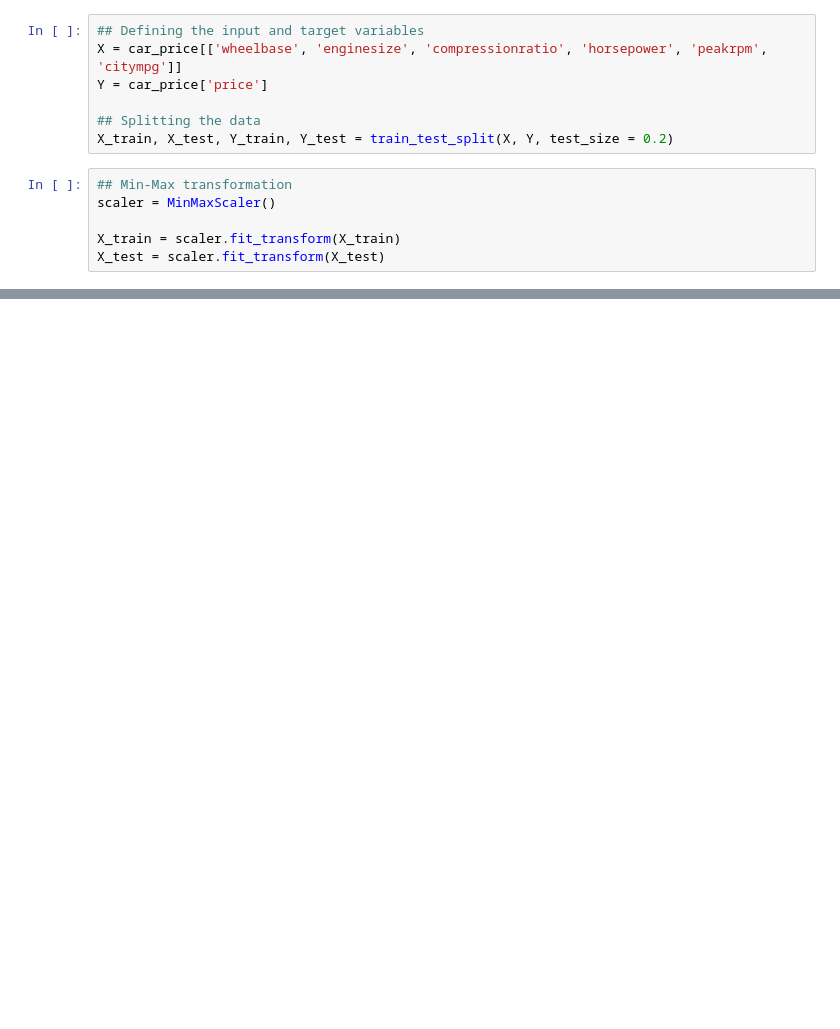
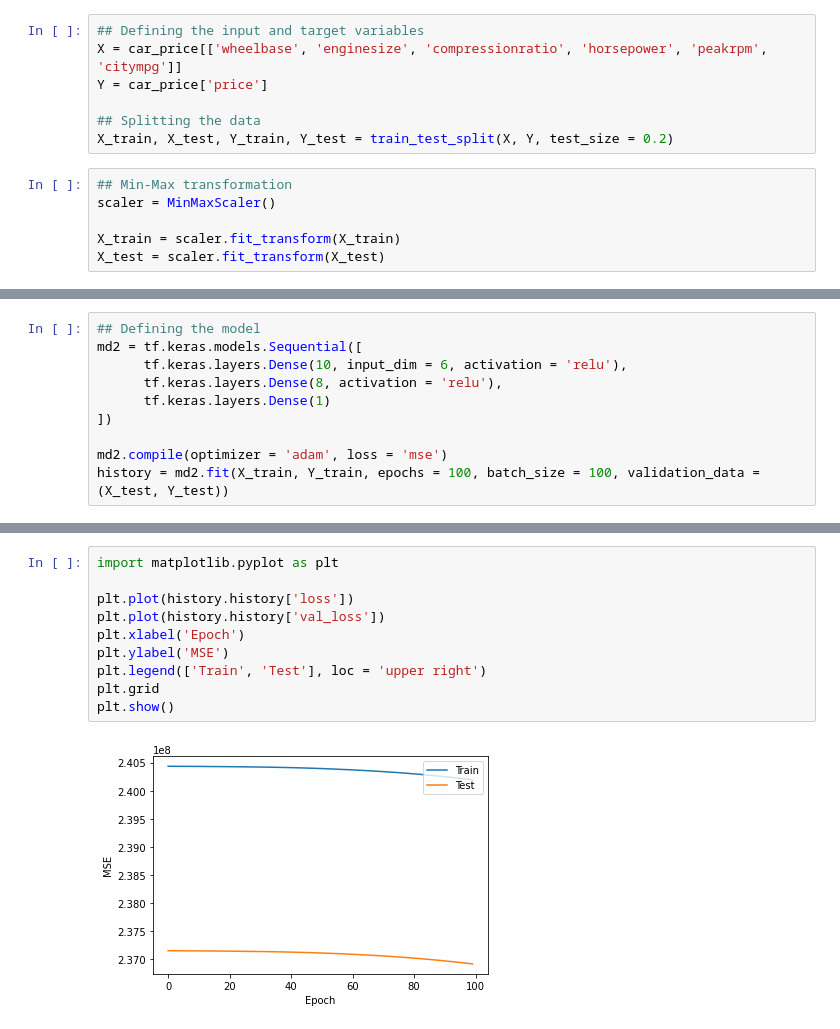
Before and after one commit to Babinmck/DATA445, a Jupyter notebook: In-Class assignments/In_class_11.ipynb, the cells around one changed output, grey strips where cells are left out. Drawn from its saved outputs; the diff is of its cells as text; blank space fills up the shorter version.

```diff
--- a/In-Class assignments/In_class_11.ipynb
+++ b/In-Class assignments/In_class_11.ipynb
@@ -78,0 +90,10 @@ md1.evaluate(X_test, Y_test)
+# %%
+## Defining the model
+md2 = tf.keras.models.Sequential([
+      tf.keras.layers.Dense(10, input_dim = 6, activation = 'relu'),
+      tf.keras.layers.Dense(8, activation = 'relu'),
+      tf.keras.layers.Dense(1)
+])
+
+md2.compile(optimizer = 'adam', loss = 'mse')
+history = md2.fit(X_train, Y_train, epochs = 100, batch_size = 100, validation_data = (X_test, Y_test))
@@ -78,0 +118,12 @@ md1.evaluate(X_test, Y_test)
+# %%
+import matplotlib.pyplot as plt
+
+plt.plot(history.history['loss'])
+plt.plot(history.history['val_loss'])
+plt.xlabel('Epoch')
+plt.ylabel('MSE')
+plt.legend(['Train', 'Test'], loc = 'upper right')
+plt.grid
+plt.show()
+# %% [output]
+[figure, added]
```
Also changed, not shown: parts of 6 cells of this notebook.
